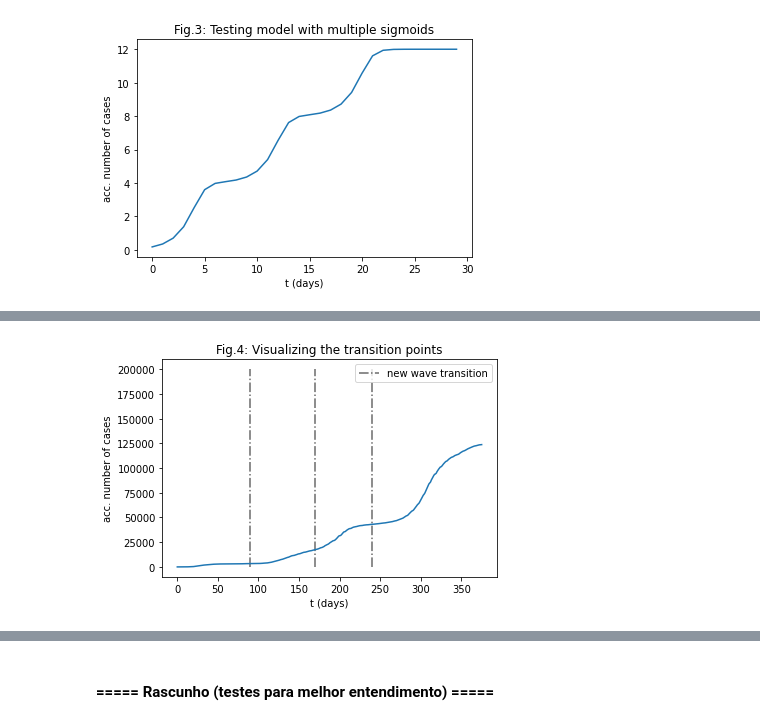
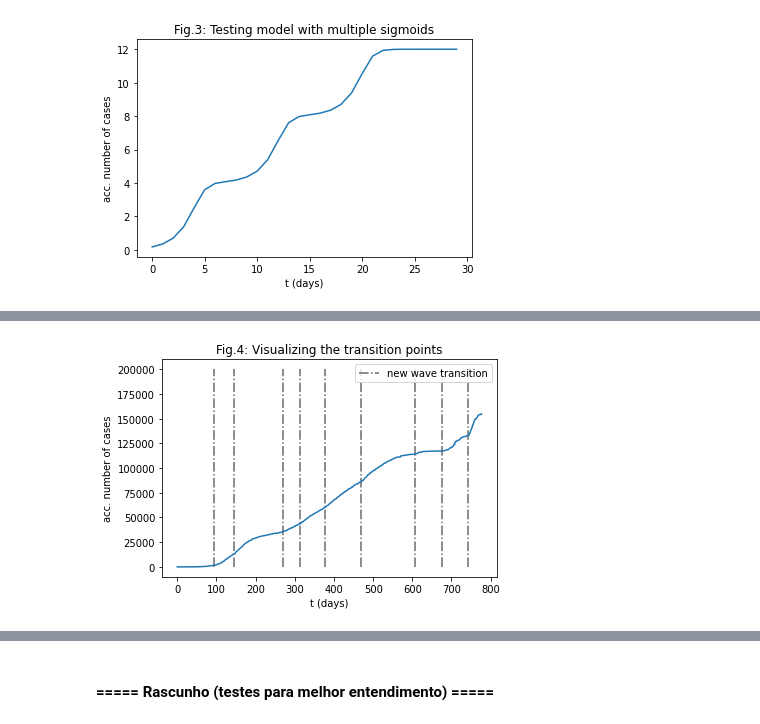
Before and after one commit to fpelogia/epid-models, a Jupyter notebook: optimize.ipynb, the cells around one changed output, grey strips where cells are left out. Drawn from its saved outputs; the diff is of its cells as text; code cells hidden in the pictures.

```diff
--- a/optimize.ipynb
+++ b/optimize.ipynb
@@ -11,7 +11,7 @@ from sigmoid import f_t, deriv_f_t
 from new_wave import new_wave_detection, filter_data, forward_euler
 # %%
 #import data
-data = pd.read_csv("Datasets/jerusalem.csv")
+data = pd.read_csv("Datasets/sjc.csv")
 acc_n_cases = data.total_confirmed
 normalized_acc_n_cases = data.total_confirmed / max(data.total_confirmed)
 t = np.linspace(0, len(acc_n_cases), len(acc_n_cases))
@@ -225,17 +241,21 @@ plt.show()
 # %%
 fig = plt.figure()
 plt.plot(acc_n_cases)
 # Defini manualmente, por enquanto...
-# pelo new_wave.py daria x_t [11, 101, 167, 254]
-x_nw = [90, 170, 240]
+# pelo new_wave.py daria x_t [11, 101, 167, 254] (Jerusalem)
+# x_nw = [90, 170, 240] #(Jerusalém)
+# x_nw = [147, 287, 382, 669] #(SJC)
+#x_nw = [84, 259, 314, 375, 688] # (SP)
+x_nw  = [94, 146, 269, 314, 377, 469, 607, 677, 741] # Campinas tr 2e-5
+#x_nw = [100, 149, 471, 610, 681, 741] # Camilas tr 3e-5
 plt.title('Fig.4: Visualizing the transition points')
 plt.vlines(x_nw, 0, 200e3, colors='dimgray', linestyles='dashdot', zorder=1, label="new wave transition")
 plt.xlabel('t (days)')
 plt.ylabel('acc. number of cases')
 plt.legend()
 plt.show()
 # %% [output]
-[figure, old version]
+[figure, new version]
 # %%
 n_sig = 1
 sig_params = []
```
Also changed, not shown: parts of 11 cells of this notebook, 13 other files.
